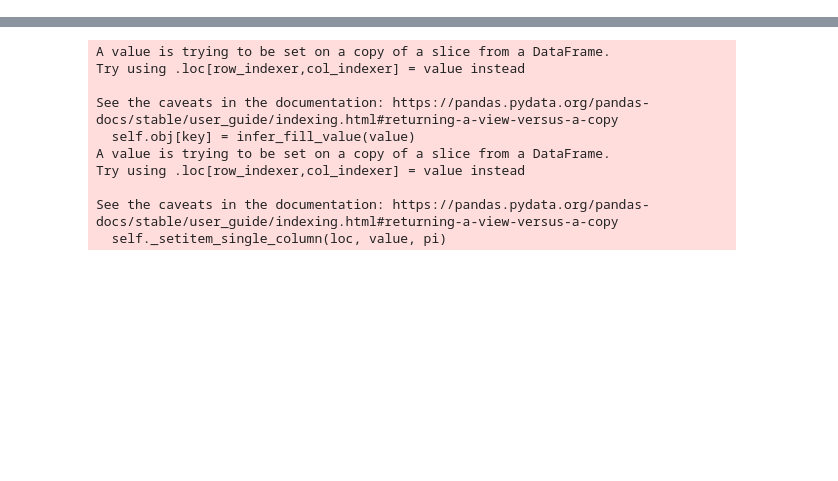
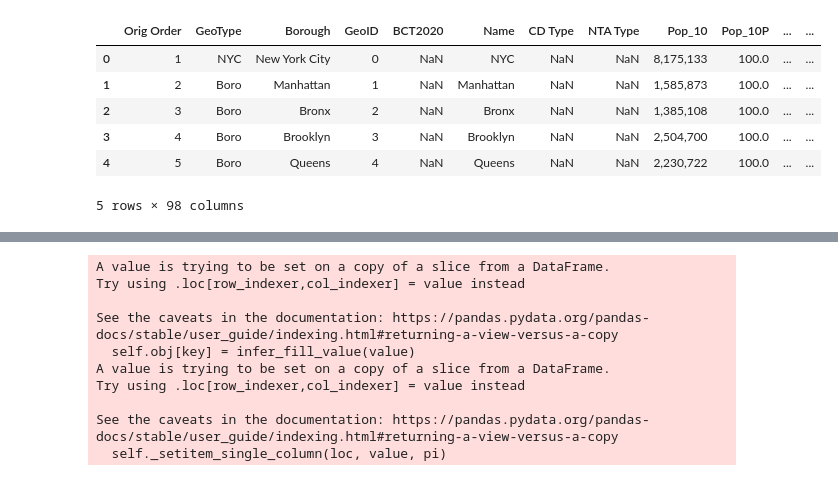
Before and after one commit to jackcopeland11/nyc_apartment_rent_analysis, a Jupyter notebook: python_project_final.ipynb, the cells around one changed output, grey strips where cells are left out. Cells and saved outputs as stored; diff of their text form; code cells hidden in the pictures; blank space fills up the shorter version.

```diff
--- a/python_project_final.ipynb
+++ b/python_project_final.ipynb
@@ -11,6 +11,16 @@ cases_by_boro = pd.read_csv("by-boro.csv")
 rent_prices = pd.read_csv('medianAskingRent_All.csv')
 rent_prices.rename(columns={"Attribute" : "Date", "Value" : "Median_Rent"}, inplace=True)
 census_data = pd.read_csv('nyc_census_data.csv')
+# %%
+census_data.head()
+# %% [output]
+|  | Orig Order | GeoType | Borough | GeoID | BCT2020 | Name | CD Type | NTA Type | Pop_10 | Pop_10P | ... | ... |
+| 0 | 1 | NYC | New York City | 0 | NaN | NYC | NaN | NaN | 8,175,133 | 100.0 | ... | ... |
+| 1 | 2 | Boro | Manhattan | 1 | NaN | Manhattan | NaN | NaN | 1,585,873 | 100.0 | ... | ... |
+| 2 | 3 | Boro | Bronx | 2 | NaN | Bronx | NaN | NaN | 1,385,108 | 100.0 | ... | ... |
+| 3 | 4 | Boro | Brooklyn | 3 | NaN | Brooklyn | NaN | NaN | 2,504,700 | 100.0 | ... | ... |
+| 4 | 5 | Boro | Queens | 4 | NaN | Queens | NaN | NaN | 2,230,722 | 100.0 | ... | ... |
+5 rows × 98 columns
 # %%
 ##Graph to look at all covid cases in NYC since the start of Covid
 
```
Also changed, not shown: parts of 5 cells of this notebook, 2 other files.
